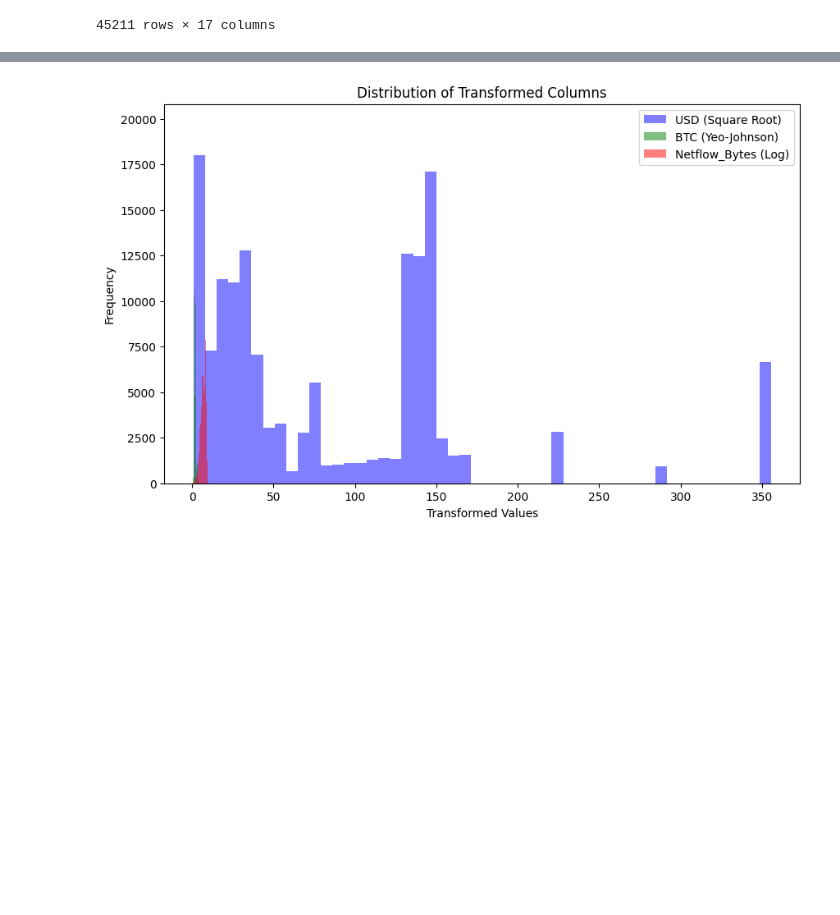
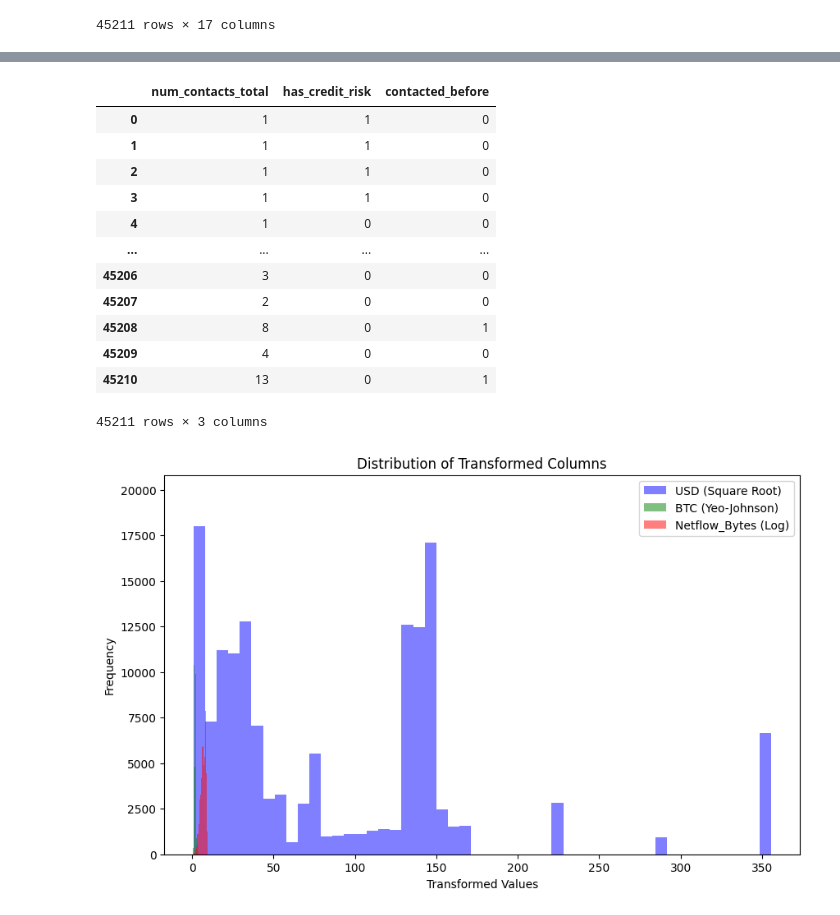
Before and after one commit to SNMaduna/MLSupervised1, a Jupyter notebook: ugransome-machine-learning-python-notebook (1) (2).ipynb, the cells around one changed output, grey strips where cells are left out. Saved outputs shown, nothing was run; the diff lists cells and outputs as text; code cells hidden in the pictures; blank space fills up the shorter version.

```diff
--- a/ugransome-machine-learning-python-notebook (1) (2).ipynb
+++ b/ugransome-machine-learning-python-notebook (1) (2).ipynb
@@ -111,3 +185,33 @@ Number of duplicate rows:  0
+# %%
+# Feature Engineering
+# Feature for estimating total times clients were contacted (identify effectiveness/receptiveness of campaigns)
+feature = cleaning.copy()
+feature['num_contacts_total'] = cleaning['campaign'] + cleaning['previous']
+
+# Feature for identifying clients with credit risks
+feature['has_credit_risk'] = cleaning[['default', 'housing', 'loan']].apply(
+    lambda row: 1 if 'yes' in row.values else 0, axis=1
+)
+
+# Feature for identifying clients who were contacted before
+feature['contacted_before'] = cleaning['pdays'].apply(lambda x: 1 if x != -1 else 0)
+
+
+feature
+# %% [output]
+|  | num_contacts_total | has_credit_risk | contacted_before |
+| 0 | 1 | 1 | 0 |
+| 1 | 1 | 1 | 0 |
+| 2 | 1 | 1 | 0 |
+| 3 | 1 | 1 | 0 |
+| 4 | 1 | 0 | 0 |
+| ... | ... | ... | ... |
+| 45206 | 3 | 0 | 0 |
+| 45207 | 2 | 0 | 0 |
+| 45208 | 8 | 0 | 1 |
+| 45209 | 4 | 0 | 0 |
+| 45210 | 13 | 0 | 1 |
+45211 rows × 3 columns
 # %%
 # Phase 2: Data Preparation (feature engineering and data transformation)
 
```
Also changed, not shown: parts of 2 cells of this notebook.
